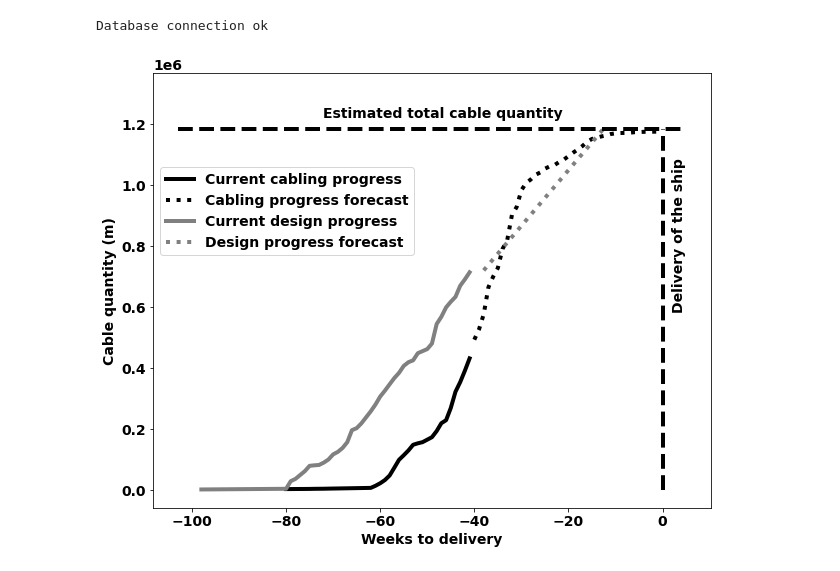
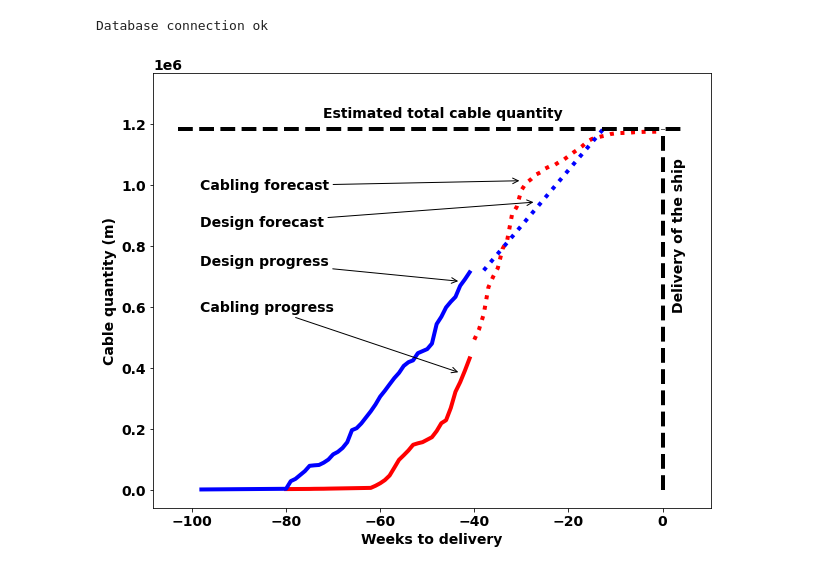
Before and after one commit to Miikkasna/cablepredictions, a Jupyter notebook: introduction example.ipynb, the cells around one changed output. Cells and saved outputs as stored; diff of their text form; code cells hidden in the pictures.

```diff
--- a/introduction example.ipynb
+++ b/introduction example.ipynb
@@ -55,7 +55,7 @@ data = np.array(cursor.fetchall()).astype('int32')
 x = data[:, 0]
 amount = data[:, 1]
 cum_sum = amount.cumsum()
-plt.plot(x, cum_sum, 'k-', linewidth=4)
+plt.plot(x, cum_sum, 'r-', linewidth=4)
 
 # get sister ship cabling progress
 cursor.execute("SELECT rw, sum(amount) FROM ship_readiness "
@@ -68,7 +68,7 @@ cum_sum = amount.cumsum()
 idxs = np.where(x >= week)
 cum_sum = cum_sum[idxs]
 x = x[idxs]
-plt.plot(x, cum_sum, 'k:', linewidth=4)
+plt.plot(x, cum_sum, 'r:', linewidth=4)
 
 # get new ship design progress
 cursor.execute("SELECT pw, sum(amount) FROM ship_readiness "
@@ -77,35 +77,43 @@ cursor.execute("SELECT pw, sum(amount) FROM ship_readiness "
     )
 data = np.array(cursor.fetchall()).astype('int32')
 x = data[:, 0]
 amount = data[:, 1]
 cum_sum = amount.cumsum()
-plt.plot(x, cum_sum, color='grey', linewidth=4)
+plt.plot(x, cum_sum, color='b', linewidth=4)
 
 idxs = np.where(x >= -80)
 pred_coef = np.polyfit(x[idxs], cum_sum[idxs], 1)
 x = [week+2, (goal-pred_coef[1])/pred_coef[0]]
 y = np.poly1d(pred_coef)(x)
-plt.plot(x, y, ':', color='grey', linewidth=4)
+plt.plot(x, y, ':', color='b', linewidth=4)
 
 
 # plot goal value
 plt.plot(plt.xlim(), np.ones_like(plt.xlim())*goal, 'k--', linewidth=4)
 
 # plot delivery
 plt.plot([0, 0], [0, goal], 'k--', linewidth=4)
 
-plt.legend(
+'''plt.legend(
     ['Current cabling progress', 'Cabling progress forecast', 'Current design progress', 'Design progress forecast'],
     bbox_to_anchor=(0, 0.8, 0, 0), loc='upper left'
-    )
+    )'''
 plt.xlabel('Weeks to delivery', fontsize=14, fontweight='bold')
 plt.ylabel('Cable quantity (m)', fontsize=14, fontweight='bold')
 #plt.yticks([])
 #plt.xticks(color='w')
 plt.text(plt.xlim()[0]/1.5, goal*1.03, 'Estimated total cable quantity')
 plt.text(2, goal/2, 'Delivery of the ship', rotation=90)
 plt.ylim(plt.ylim()[0], plt.ylim()[1]*1.1)
 
+#callout labels
+plt.annotate("Cabling forecast", xy=(-30, goal - 170000), xytext=(plt.xlim()[0]+10, goal - 200000), arrowprops=dict(arrowstyle="->"))
+plt.annotate("Design forecast", xy=(-27, goal - 240000), xytext=(plt.xlim()[0]+10, goal - 320000), arrowprops=dict(arrowstyle="->"))
+plt.annotate("Design progress", xy=(-43, goal - 500000), xytext=(plt.xlim()[0]+10, goal - 450000), arrowprops=dict(arrowstyle="->"))
+plt.annotate("Cabling progress", xy=(-43, goal - 800000), xytext=(plt.xlim()[0]+10, goal - 600000), arrowprops=dict(arrowstyle="->"))
+
+
+
 plt.savefig('introduction.png')
 # %% [output]
-[figure, old version]
+[figure, new version]
```
Also changed, not shown: 2 other files.
